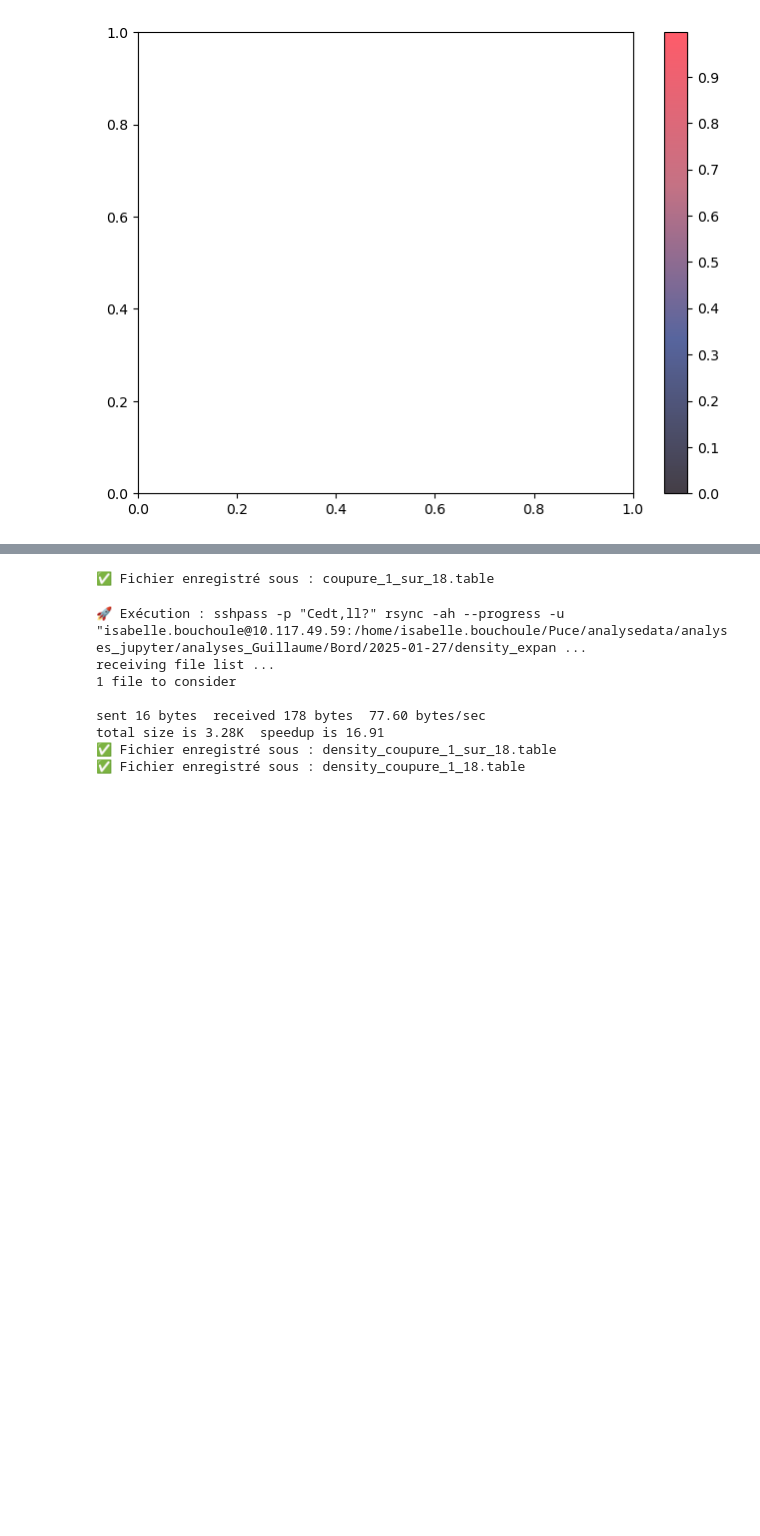
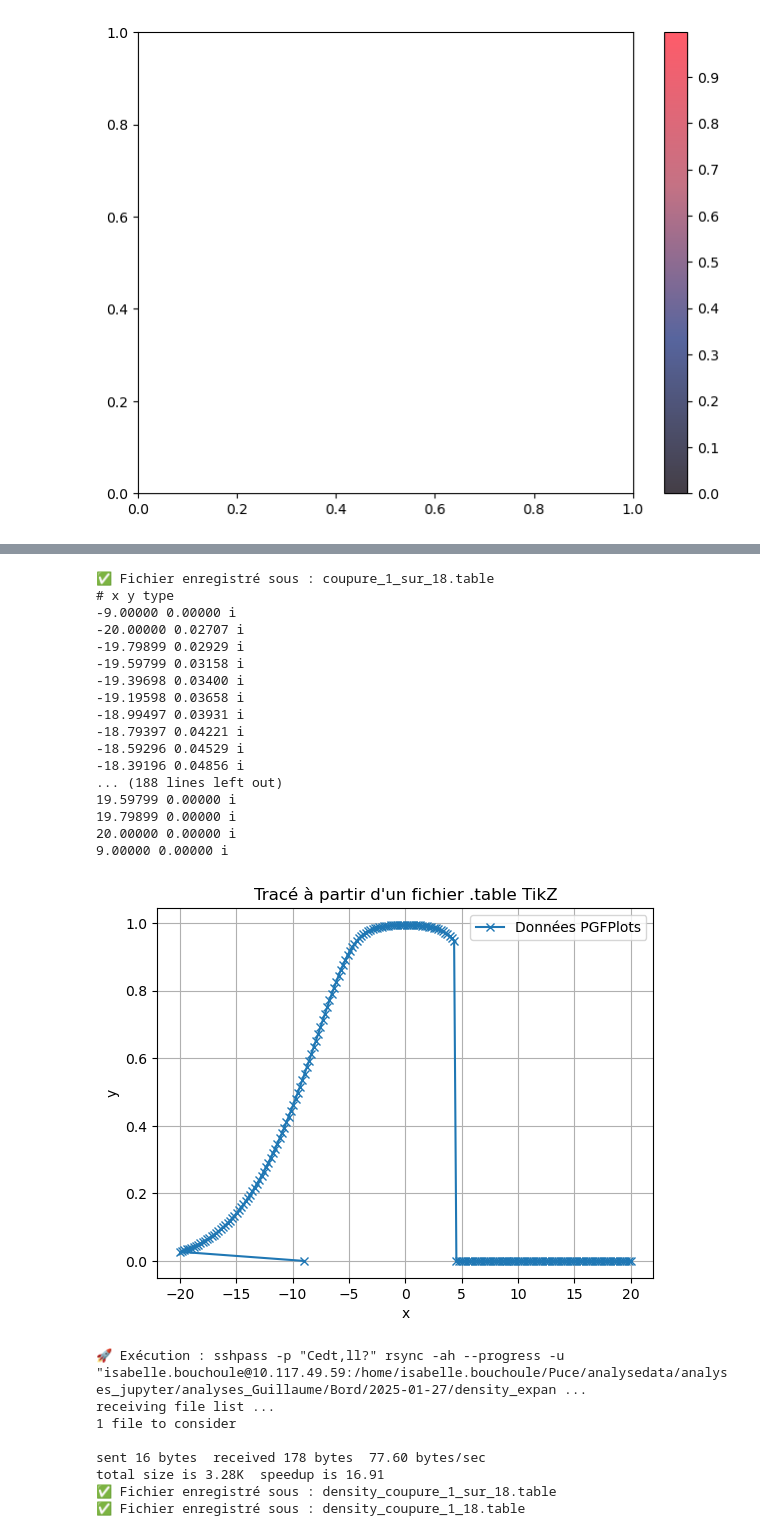
Before and after one commit to THEMEZE/quantum-mechanics-thesis, a Jupyter notebook: Domain_Wall_Dynamics_for_a_1D_Bose_ga/Figures/data/Untitled.ipynb, the cells around one changed output, grey strips where cells are left out. Drawn from its saved outputs; the diff is of its cells as text; code cells hidden in the pictures; blank space fills up the shorter version.

```diff
--- a/Domain_Wall_Dynamics_for_a_1D_Bose_ga/Figures/data/Untitled.ipynb
+++ b/Domain_Wall_Dynamics_for_a_1D_Bose_ga/Figures/data/Untitled.ipynb
@@ -410,34 +410,52 @@ cbar = plt.colorbar(cf, ax=ax, label=r'$\nu$')
 cbar.outline.set_visible(False)
 cbar.formatter = FormatStrFormatter('%.1f')
 cbar.update_ticks()
 
 # Sauvegarder le graphique complet avec les axes et la colorbar
 fig.savefig("complete_graph_coupure_1_18.pdf", dpi=300, bbox_inches='tight', transparent=True)
 
 # Sauvegarder les axes sans le graphique ni la colorbar
 fig_axes, ax_axes = plt.subplots(figsize=(6, 6))
 ax_axes.contourf(X, Y, mat_nu.T, levels=nb_levels, cmap=custom_cmap, vmin=vmin, vmax=vmax, alpha=1)
 #ax_axes.set_axis_off()  # Masquer les axes
 # Supprimer les traits noirs autour de la figure
 for spine in ax_axes.spines.values():
     spine.set_visible(False)
 fig_axes.savefig("graph_coupure_1_18_only.pdf", dpi=300, bbox_inches='tight', transparent=True)
 
 # Sauvegarder la colorbar seule
 fig_cbar, ax_cbar = plt.subplots(figsize=(8, 6))
 cbar = plt.colorbar(cf, ax=ax_cbar)
 fig_cbar.savefig("colorbar_coupure_1_18_only.pdf", dpi=300, bbox_inches='tight', transparent=True)
 
 # Afficher la figure
 plt.show()
 
 
-save_as_tikz_table(theta_discr, [nu0[i] if theta < 5/2.23*2 else 0 for i, theta in enumerate(theta_discr)] , filename="coupure_1_sur_18.table")
+save_as_tikz_table(theta_discr, [nu0[i] if theta < 5/2.23*2 else 0 for i, theta in enumerate(theta_discr)]*5 , filename="coupure_1_sur_18.table")
+read_and_plot_table(filename="coupure_1_sur_18.table")
 # %% [output]
 [figure]
 [figure]
 [figure]
 ✅ Fichier enregistré sous : coupure_1_sur_18.table
+# x y type
+-9.00000 0.00000 i
+-20.00000 0.02707 i
+-19.79899 0.02929 i
+-19.59799 0.03158 i
+-19.39698 0.03400 i
+-19.19598 0.03658 i
+-18.99497 0.03931 i
+-18.79397 0.04221 i
+-18.59296 0.04529 i
+-18.39196 0.04856 i
+... (188 lines left out)
+19.59799 0.00000 i
+19.79899 0.00000 i
+20.00000 0.00000 i
+9.00000 0.00000 i
+[figure, added]
 # %%
 # density_expansion_nu
 filename = f"{date}/density_expansion_nu_{nom1}_{mu:.3f}_{T:.3f}_veff_bord.npz"
```
Also changed, not shown: 3 other files.
